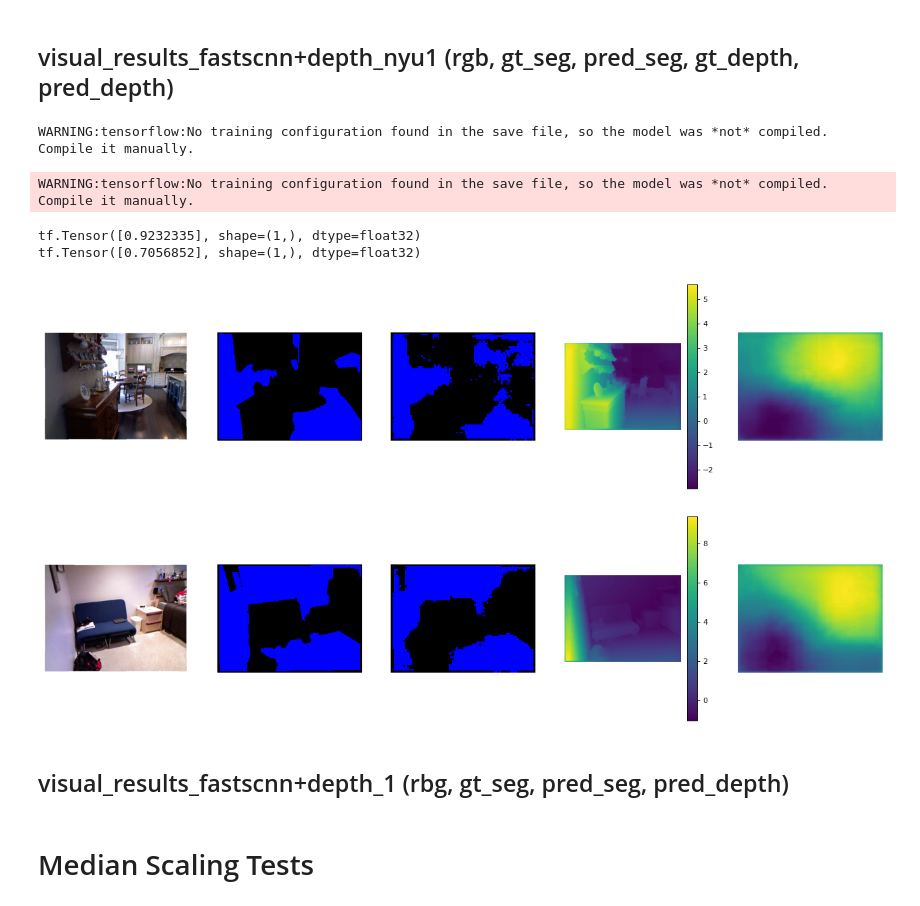
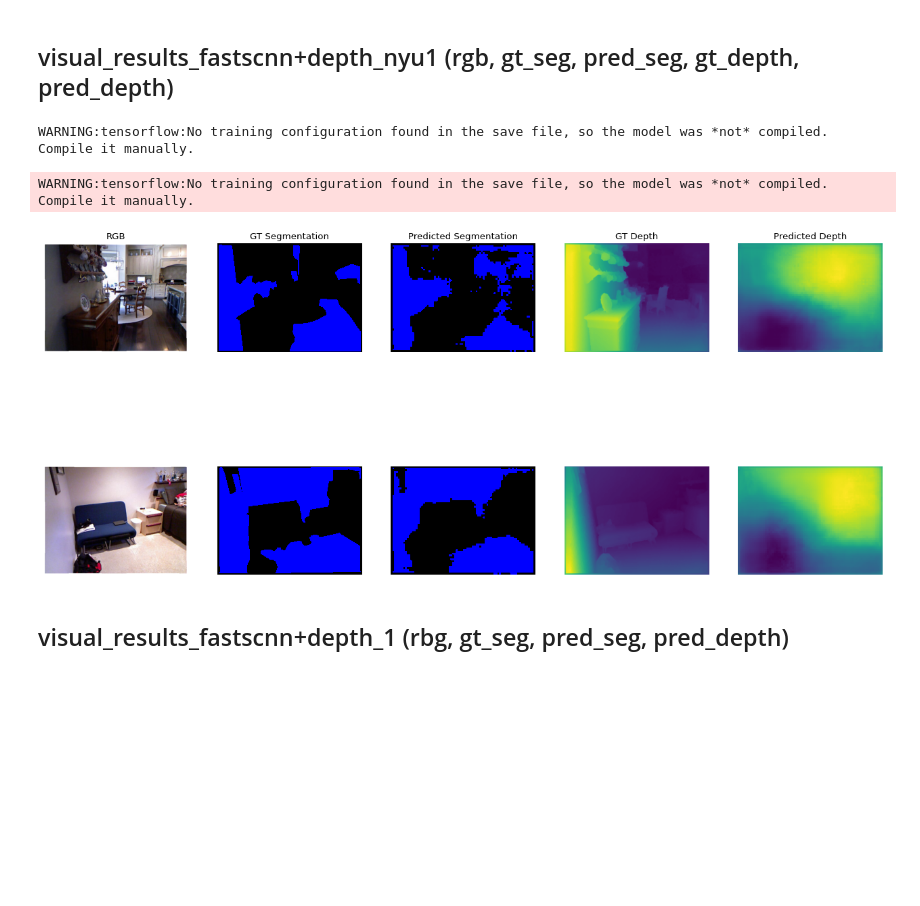
Before and after one commit to ethz-asl/background_foreground_segmentation, a Jupyter notebook: src/visualizations.ipynb, the cells around one changed output. Cells and saved outputs as stored; diff of their text form; code cells hidden in the pictures; blank space fills up the shorter version.

```diff
--- a/src/visualizations.ipynb
+++ b/src/visualizations.ipynb
@@ -69,7 +69,7 @@ figure0.savefig("presentation_figures/gt_segmentation_example.png", bbox_inches=
 # %% [markdown]
 ## dense_pseudolabels_example1 (rgb, sparse, dense, depth)
 # %%
-datapath = '/home/matthias/data/rss_2021_data/label_aggregator_dense/labels_lidar/'
+datapath = '/home/matthias/data/rss_2021_data/label_datasets/office3_visualization_dataset/'
 if not os.path.exists(os.path.join(datapath, 'dataset_info.json')):
     with open(os.path.join(datapath, 'dataset_info.json'), 'w') as f:
         json.dump({
@@ -456,52 +477,62 @@ for i in range(2):
 entries.append(entry1)
 entries.append(entry2)
 
+i = 0
+rows = len(entries)
+figure0 = plt.figure(figsize=(20, 10), dpi=80)
 
 model0 = tf.keras.models.load_model('/home/matthias/data/rss_2021_data/xavier_models/nyu_depth_pretraining_9/model_epoch_20.h5', custom_objects={'tf': tf})
 for entry in entries:
-    figure = plt.figure(figsize=(20, 5), dpi=80)
     # RGB
-    ax1 = plt.subplot(1,5,1)
+    ax1 = plt.subplot(rows,5,i+1)
     plt.axis('off')
     ax1.imshow(entry['image'])
+    if i == 0:
+        ax1.set_title('RGB')
     # GT Semseg
-    ax1 = plt.subplot(1,5,2)
+    ax1 = plt.subplot(rows,5,i+2)
     plt.axis('off')
     ax1.imshow(entry['label']['seg'], cmap=cmap2)
+    if i == 0:
+        ax1.set_title('GT Segmentation')
     # Pred Semseg
-    ax1 = plt.subplot(1,5,3)
+    ax1 = plt.subplot(rows,5,i+3)
     plt.axis('off')
     a = tf.image.convert_image_dtype(tf.expand_dims(entry['image'],axis=0), tf.float32)
     b = model0(a)[1]
     semseg = b[0]
     pred = tf.argmax(semseg, axis=-1)
     ax1.imshow(pred[0,:,:], cmap=cmap2)
+    if i == 0:
+        ax1.set_title('Predicted Segmentation')
     # Depth label
-    ax1 = plt.subplot(1,5,4)
+    ax1 = plt.subplot(rows,5,i+4)
     plt.axis('off')
     depth_label_orig = entry['label']['distance']
     depth_label_preproc = preprocess_inverse(depth_label_orig)
     plot1 = ax1.imshow(depth_label_preproc)
-    plt.colorbar(plot1,ax=ax1)
+    #plt.colorbar(plot1,ax=ax1)
     label_depth = tf.expand_dims(depth_label_preproc,0)
+    if i == 0:
+        ax1.set_title('GT Depth')
 
     # Depth predictions
-    ax1 = plt.subplot(1,5,5)
+    ax1 = plt.subplot(rows,5,i+5)
     plt.axis('off')
     depth = b[2]
     plot1 = ax1.imshow(depth[0,:,:])
-    # plt.colorbar(plot1,ax=ax1)
+    #plt.colorbar(plot1,ax=ax1)
     pred_depth = tf.expand_dims(depth[0,:,:],0)
+    if i == 0:
+        ax1.set_title('Predicted Depth')
 
-    print(ignorant_depth_loss(label_depth, pred_depth))
+    i+=5
+
+figure0.savefig("presentation_figures/visual_results_fastscnn+depth_nyu_1.pdf", bbox_inches='tight')
+figure0.savefig("presentation_figures/visual_results_fastscnn+depth_nyu_1.png", bbox_inches='tight')
 # %% [output]
 WARNING:tensorflow:No training configuration found in the save file, so the model was *not* compiled. Compile it manually.
 WARNING:tensorflow:No training configuration found in the save file, so the model was *not* compiled. Compile it manually.
-tf.Tensor([0.9232335], shape=(1,), dtype=float32)
-tf.Tensor([0.7056852], shape=(1,), dtype=float32)
-[figure, old version]
+[figure, new version]
-[figure, removed]
 # %% [markdown]
 ## visual_results_fastscnn+depth_1 (rbg, gt_seg, pred_seg, pred_depth)
-# %% [markdown]
-# Median Scaling Tests
```
Also changed, not shown: parts of 20 cells of this notebook, 3 other files.
